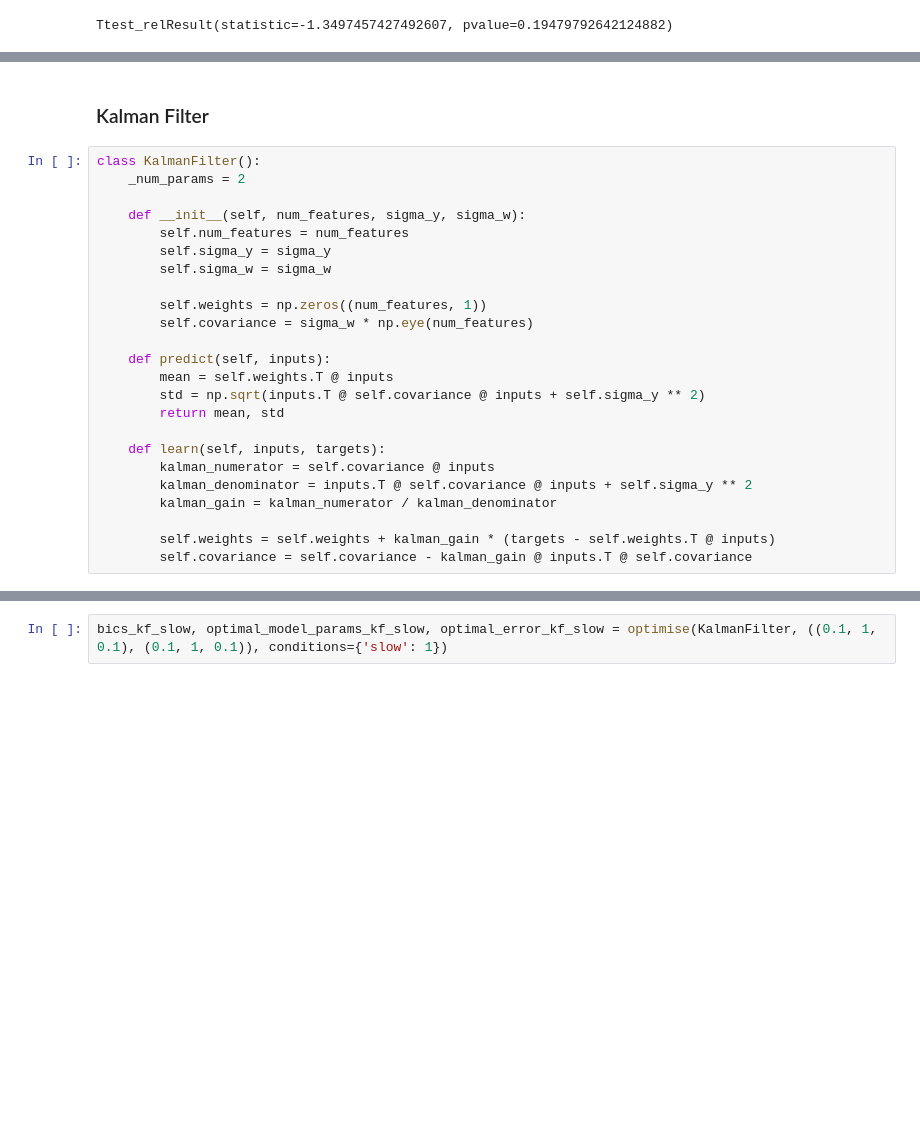
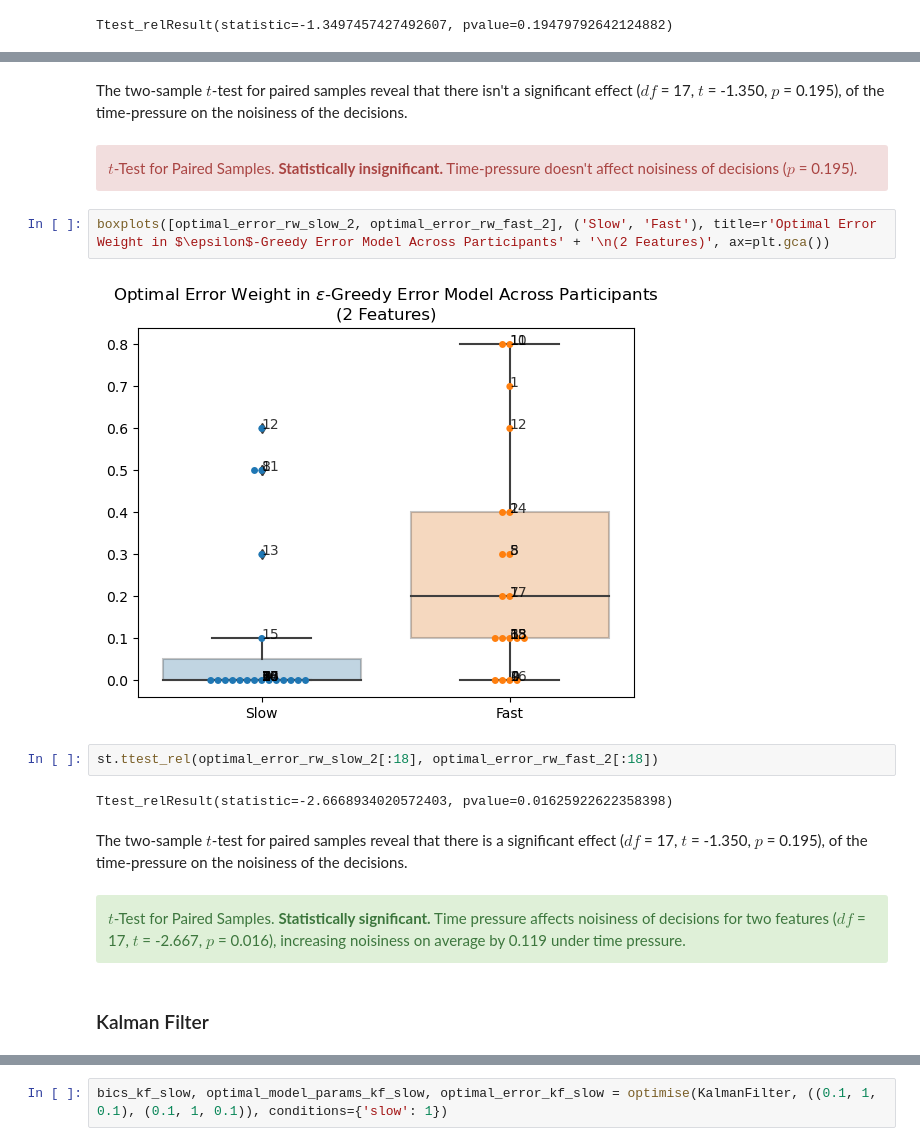
Before and after one commit to pulkitgoyal56/CCCP, a Jupyter notebook: CCCP-Presentation.ipynb, the cells around one changed output, grey strips where cells are left out. Cells and saved outputs as stored; diff of their text form; blank space fills up the shorter version.

```diff
--- a/CCCP-Presentation.ipynb
+++ b/CCCP-Presentation.ipynb
@@ -270,26 +264,24 @@ The two-sample $t$-test for paired samples reveal that there isn't a significant
+# %% [markdown]
+The two-sample $t$-test for paired samples reveal that there isn't a significant effect ($df$ = 17, $t$ = -1.350, $p$ = 0.195), of the time-pressure on the noisiness of the decisions.
+# %% [markdown]
+<div class="alert alert-danger">
+    $t$-Test for Paired Samples.</br>
+    <b>Statistically insignificant.</b> Time-pressure doesn't affect noisiness of decisions ($p$ = 0.195).
+</div>
+# %%
+boxplots([optimal_error_rw_slow_2, optimal_error_rw_fast_2], ('Slow', 'Fast'), title=r'Optimal Error Weight in $\epsilon$-Greedy Error Model Across Participants' + '\n(2 Features)', ax=plt.gca())
+# %% [output]
+[figure, added]
+# %%
+st.ttest_rel(optimal_error_rw_slow_2[:18], optimal_error_rw_fast_2[:18])
+# %% [output]
+Ttest_relResult(statistic=-2.6668934020572403, pvalue=0.01625922622358398)
+# %% [markdown]
+The two-sample $t$-test for paired samples reveal that there is a significant effect ($df$ = 17, $t$ = -1.350, $p$ = 0.195), of the time-pressure on the noisiness of the decisions.
+# %% [markdown]
+<div class="alert alert-success">
+    $t$-Test for Paired Samples.</br>
+    <b>Statistically significant.</b> Time pressure affects noisiness of decisions for two features ($df$ = 17, $t$ = -2.667, $p$ = 0.016), increasing noisiness on average by 0.119 under time pressure.
+</div>
 # %% [markdown]
 ### Kalman Filter
-# %%
-class KalmanFilter():
-    _num_params = 2
-
-    def __init__(self, num_features, sigma_y, sigma_w):
-        self.num_features = num_features
-        self.sigma_y = sigma_y
-        self.sigma_w = sigma_w
-
-        self.weights = np.zeros((num_features, 1))
-        self.covariance = sigma_w * np.eye(num_features)
-
-    def predict(self, inputs):
-        mean = self.weights.T @ inputs
-        std = np.sqrt(inputs.T @ self.covariance @ inputs + self.sigma_y ** 2)
-        return mean, std
-
-    def learn(self, inputs, targets):
-        kalman_numerator = self.covariance @ inputs
-        kalman_denominator = inputs.T @ self.covariance @ inputs + self.sigma_y ** 2
-        kalman_gain = kalman_numerator / kalman_denominator
-
-        self.weights = self.weights + kalman_gain * (targets - self.weights.T @ inputs)
-        self.covariance = self.covariance - kalman_gain @ inputs.T @ self.covariance
```
Also changed, not shown: parts of 130 cells of this notebook.
